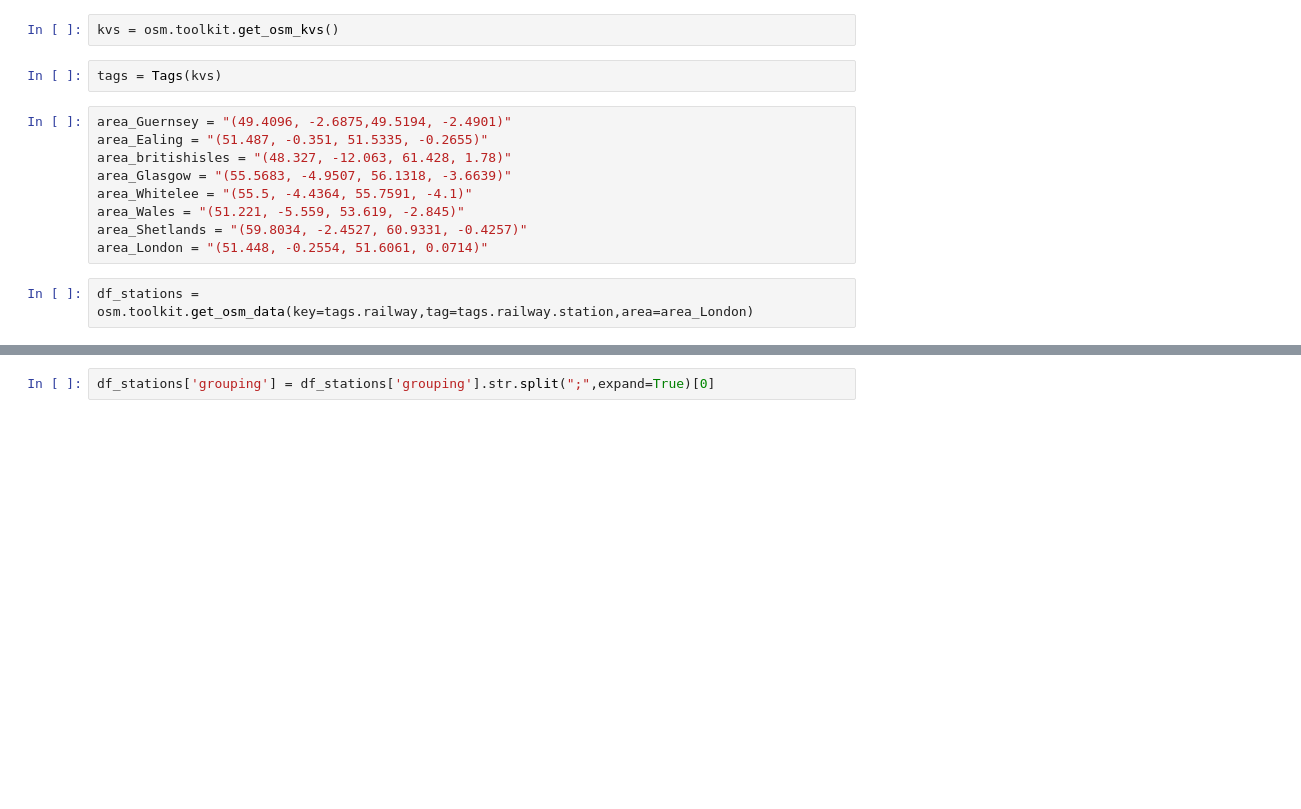
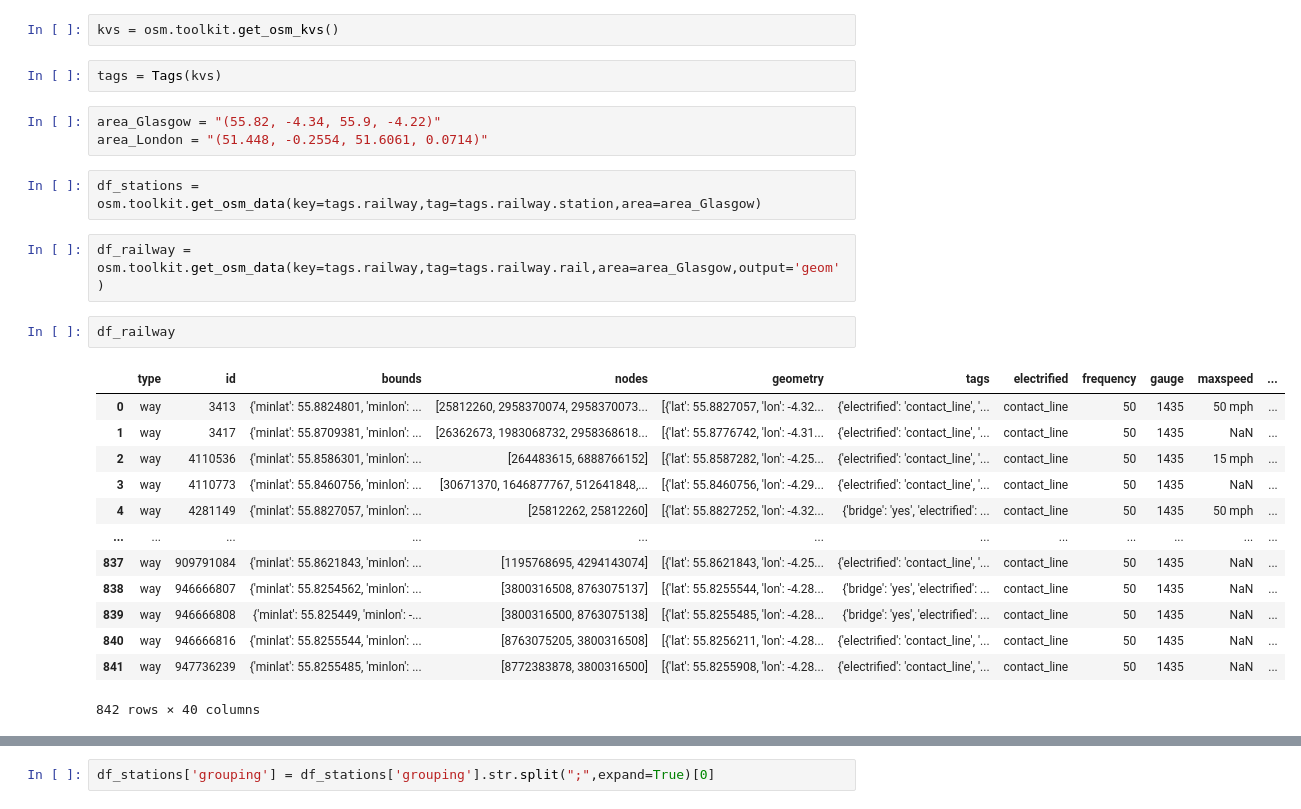
Before and after one commit to charlie9578/openstreetmap-mapping, a Jupyter notebook: examples/underground.ipynb, the cells around one changed output, grey strips where cells are left out. Cells and saved outputs as stored; diff of their text form; blank space fills up the shorter version.

```diff
--- a/examples/underground.ipynb
+++ b/examples/underground.ipynb
@@ -45,13 +43,25 @@ kvs = osm.toolkit.get_osm_kvs()
 # %%
 tags = Tags(kvs)
 # %%
-area_Guernsey = "(49.4096, -2.6875,49.5194, -2.4901)"
-area_Ealing = "(51.487, -0.351, 51.5335, -0.2655)"
-area_britishisles = "(48.327, -12.063, 61.428, 1.78)"
-area_Glasgow = "(55.5683, -4.9507, 56.1318, -3.6639)"
-area_Whitelee = "(55.5, -4.4364, 55.7591, -4.1)"
-area_Wales = "(51.221, -5.559, 53.619, -2.845)"
-area_Shetlands = "(59.8034, -2.4527, 60.9331, -0.4257)"
+area_Glasgow = "(55.82, -4.34, 55.9, -4.22)"
 area_London = "(51.448, -0.2554, 51.6061, 0.0714)"
 # %%
-df_stations = osm.toolkit.get_osm_data(key=tags.railway,tag=tags.railway.station,area=area_London)
+df_stations = osm.toolkit.get_osm_data(key=tags.railway,tag=tags.railway.station,area=area_Glasgow)
+# %%
+df_railway = osm.toolkit.get_osm_data(key=tags.railway,tag=tags.railway.rail,area=area_Glasgow,output='geom')
+# %%
+df_railway
+# %% [output]
+|  | type | id | bounds | nodes | geometry | tags | electrified | frequency | gauge | maxspeed | ... |
+| 0 | way | 3413 | {'minlat': 55.8824801, 'minlon': ... | [25812260, 2958370074, 2958370073... | [{'lat': 55.8827057, 'lon': -4.32... | {'electrified': 'contact_line', '... | contact_line | 50 | 1435 | 50 mph | ... |
+| 1 | way | 3417 | {'minlat': 55.8709381, 'minlon': ... | [26362673, 1983068732, 2958368618... | [{'lat': 55.8776742, 'lon': -4.31... | {'electrified': 'contact_line', '... | contact_line | 50 | 1435 | NaN | ... |
+| 2 | way | 4110536 | {'minlat': 55.8586301, 'minlon': ... | [264483615, 6888766152] | [{'lat': 55.8587282, 'lon': -4.25... | {'electrified': 'contact_line', '... | contact_line | 50 | 1435 | 15 mph | ... |
+| 3 | way | 4110773 | {'minlat': 55.8460756, 'minlon': ... | [30671370, 1646877767, 512641848,... | [{'lat': 55.8460756, 'lon': -4.29... | {'electrified': 'contact_line', '... | contact_line | 50 | 1435 | NaN | ... |
+| 4 | way | 4281149 | {'minlat': 55.8827057, 'minlon': ... | [25812262, 25812260] | [{'lat': 55.8827252, 'lon': -4.32... | {'bridge': 'yes', 'electrified': ... | contact_line | 50 | 1435 | 50 mph | ... |
+| ... | ... | ... | ... | ... | ... | ... | ... | ... | ... | ... | ... |
+| 837 | way | 909791084 | {'minlat': 55.8621843, 'minlon': ... | [1195768695, 4294143074] | [{'lat': 55.8621843, 'lon': -4.25... | {'electrified': 'contact_line', '... | contact_line | 50 | 1435 | NaN | ... |
+| 838 | way | 946666807 | {'minlat': 55.8254562, 'minlon': ... | [3800316508, 8763075137] | [{'lat': 55.8255544, 'lon': -4.28... | {'bridge': 'yes', 'electrified': ... | contact_line | 50 | 1435 | NaN | ... |
+| 839 | way | 946666808 | {'minlat': 55.825449, 'minlon': -... | [3800316500, 8763075138] | [{'lat': 55.8255485, 'lon': -4.28... | {'bridge': 'yes', 'electrified': ... | contact_line | 50 | 1435 | NaN | ... |
+| 840 | way | 946666816 | {'minlat': 55.8255544, 'minlon': ... | [8763075205, 3800316508] | [{'lat': 55.8256211, 'lon': -4.28... | {'electrified': 'contact_line', '... | contact_line | 50 | 1435 | NaN | ... |
+| 841 | way | 947736239 | {'minlat': 55.8255485, 'minlon': ... | [8772383878, 3800316500] | [{'lat': 55.8255908, 'lon': -4.28... | {'electrified': 'contact_line', '... | contact_line | 50 | 1435 | NaN | ... |
+842 rows × 40 columns
```
Also changed, not shown: parts of 6 cells of this notebook, 1 other file.
